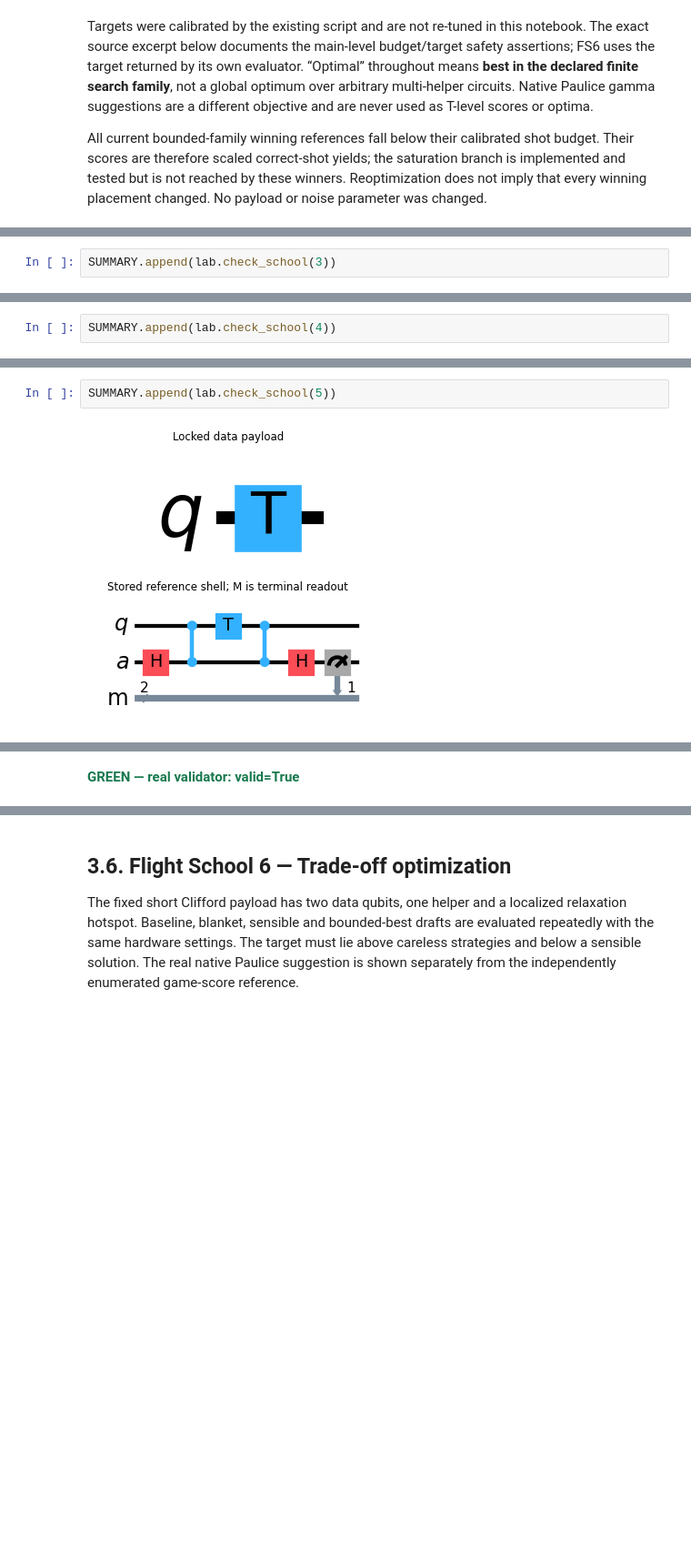
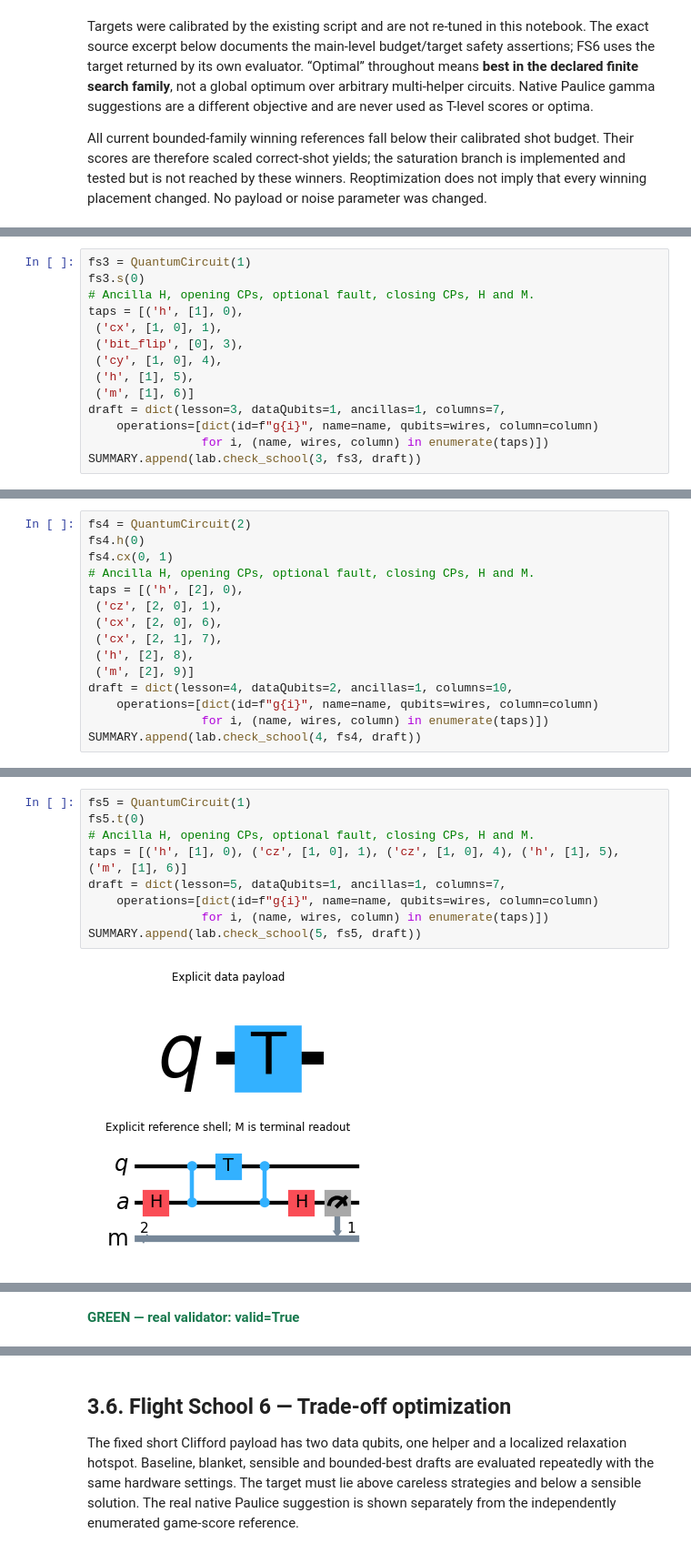
Before and after one commit to Shreyansh9878/Gamify-Error-Detection-with-Spacetime-Codes-SchrodingersHackers, a Jupyter notebook: notebooks/level_design_and_validation.ipynb, the cells around one changed output, grey strips where cells are left out. Shown at 91% size. Cells and saved outputs as stored; diff of their text form; blank space fills up the shorter version.

```diff
--- a/notebooks/level_design_and_validation.ipynb
+++ b/notebooks/level_design_and_validation.ipynb
@@ -202,3 +204,15 @@ The guided S payload transports the stored opening through the shared core step
 # %%
-SUMMARY.append(lab.check_school(3))
+fs3 = QuantumCircuit(1)
+fs3.s(0)
+# Ancilla H, opening CPs, optional fault, closing CPs, H and M.
+taps = [('h', [1], 0),
+ ('cx', [1, 0], 1),
+ ('bit_flip', [0], 3),
+ ('cy', [1, 0], 4),
+ ('h', [1], 5),
+ ('m', [1], 6)]
+draft = dict(lesson=3, dataQubits=1, ancillas=1, columns=7,
+    operations=[dict(id=f"g{i}", name=name, qubits=wires, column=column)
+                for i, (name, wires, column) in enumerate(taps)])
+SUMMARY.append(lab.check_school(3, fs3, draft))
 # %% [output]
@@ -219,3 +233,16 @@ The actual guided H/CX payload transports the stored opening into a product chec
 # %%
-SUMMARY.append(lab.check_school(4))
+fs4 = QuantumCircuit(2)
+fs4.h(0)
+fs4.cx(0, 1)
+# Ancilla H, opening CPs, optional fault, closing CPs, H and M.
+taps = [('h', [2], 0),
+ ('cz', [2, 0], 1),
+ ('cx', [2, 0], 6),
+ ('cx', [2, 1], 7),
+ ('h', [2], 8),
+ ('m', [2], 9)]
+draft = dict(lesson=4, dataQubits=2, ancillas=1, columns=10,
+    operations=[dict(id=f"g{i}", name=name, qubits=wires, column=column)
+                for i, (name, wires, column) in enumerate(taps)])
+SUMMARY.append(lab.check_school(4, fs4, draft))
 # %% [output]
@@ -237,7 +264,14 @@ The guided T payload accepts the stored Z shell. X/Y versions are rejected by th
 # %%
-SUMMARY.append(lab.check_school(5))
+fs5 = QuantumCircuit(1)
+fs5.t(0)
+# Ancilla H, opening CPs, optional fault, closing CPs, H and M.
+taps = [('h', [1], 0), ('cz', [1, 0], 1), ('cz', [1, 0], 4), ('h', [1], 5), ('m', [1], 6)]
+draft = dict(lesson=5, dataQubits=1, ancillas=1, columns=7,
+    operations=[dict(id=f"g{i}", name=name, qubits=wires, column=column)
+                for i, (name, wires, column) in enumerate(taps)])
+SUMMARY.append(lab.check_school(5, fs5, draft))
 # %% [output]
-[figure, old version]
+[figure, new version]
 | step | operator | status |
 | Opening | Z | Pauli |
 | T[0] | Z | Pauli |
```
Also changed, not shown: parts of 39 cells of this notebook, 30 other files.
